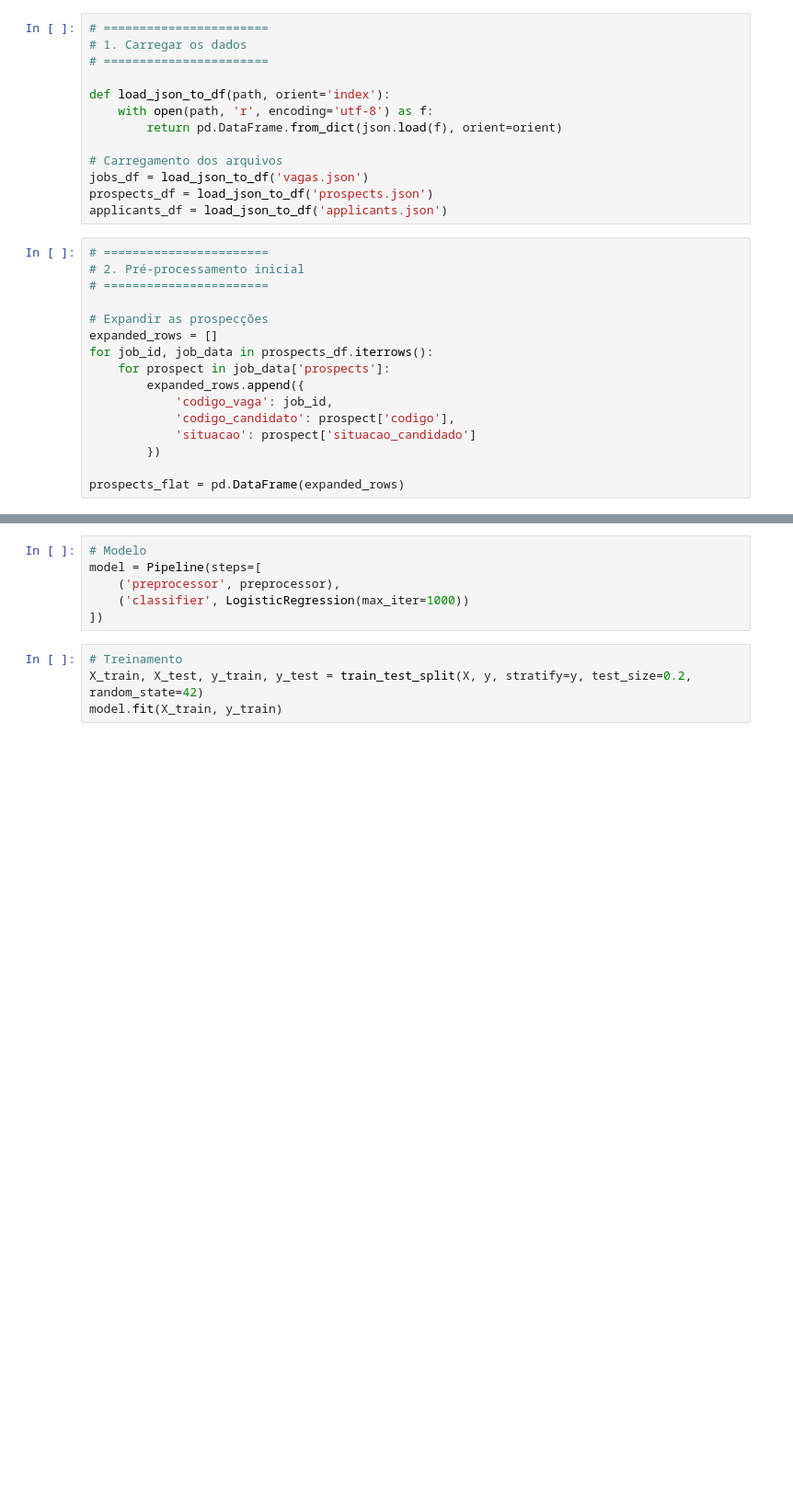
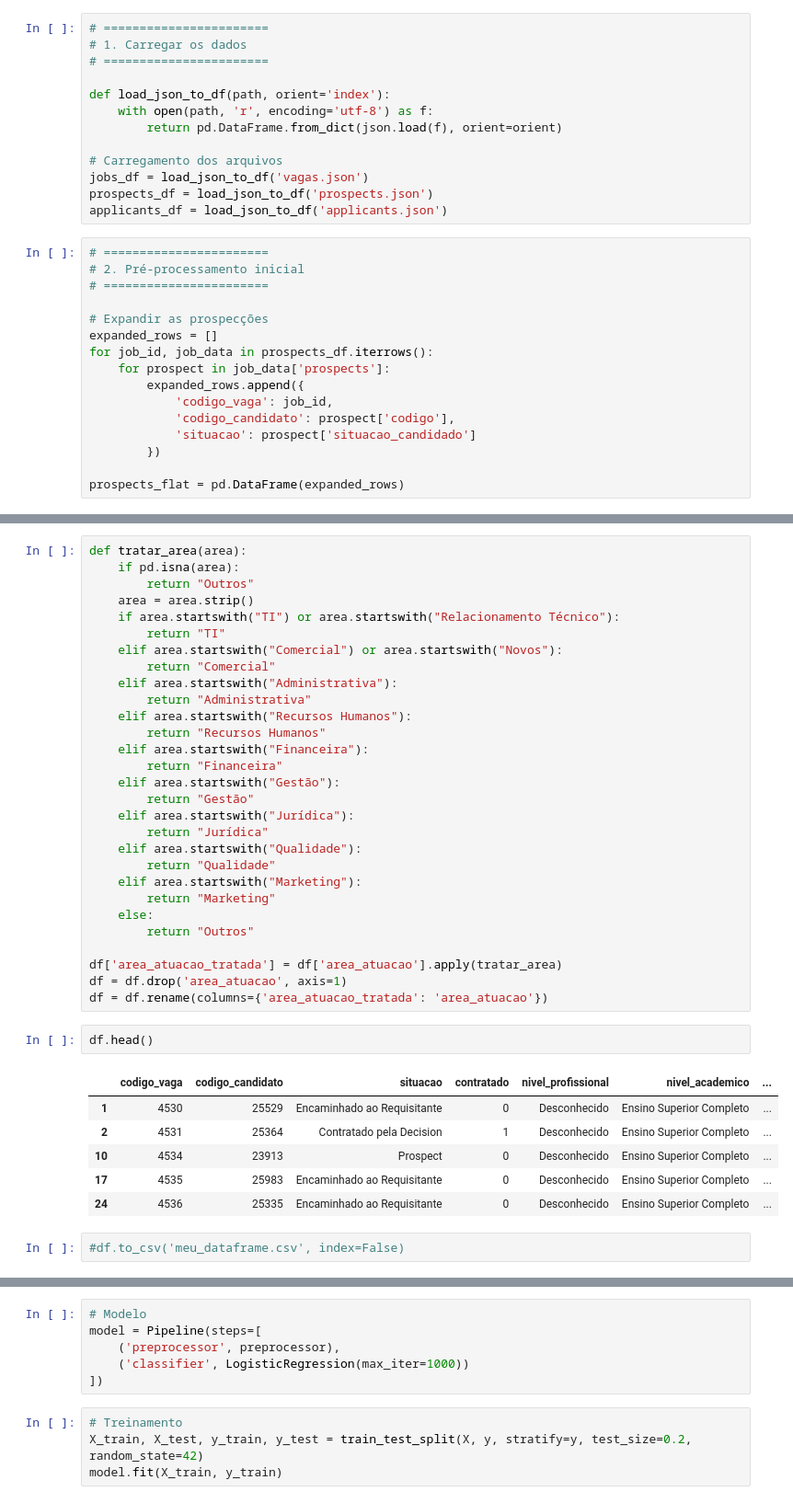
Before and after one commit to biles83/Datathon01, a Jupyter notebook: Datathon.ipynb, the cells around one changed output, grey strips where cells are left out. Shown: that part at 92% size. Cells and saved outputs as stored; diff of their text form; blank space fills up the shorter version.

```diff
--- a/Datathon.ipynb
+++ b/Datathon.ipynb
@@ -60,0 +94,40 @@ df.fillna('Desconhecido', inplace=True)
+# %%
+def tratar_area(area):
+    if pd.isna(area):
+        return "Outros"
+    area = area.strip()
+    if area.startswith("TI") or area.startswith("Relacionamento Técnico"):
+        return "TI"
+    elif area.startswith("Comercial") or area.startswith("Novos"):
+        return "Comercial"
+    elif area.startswith("Administrativa"):
+        return "Administrativa"
+    elif area.startswith("Recursos Humanos"):
+        return "Recursos Humanos"
+    elif area.startswith("Financeira"):
+        return "Financeira"
+    elif area.startswith("Gestão"):
+        return "Gestão"
+    elif area.startswith("Jurídica"):
+        return "Jurídica"
+    elif area.startswith("Qualidade"):
+        return "Qualidade"
+    elif area.startswith("Marketing"):
+        return "Marketing"
+    else:
+        return "Outros"
+
+df['area_atuacao_tratada'] = df['area_atuacao'].apply(tratar_area)
+df = df.drop('area_atuacao', axis=1)
+df = df.rename(columns={'area_atuacao_tratada': 'area_atuacao'})
+# %%
+df.head()
+# %% [output]
+|  | codigo_vaga | codigo_candidato | situacao | contratado | nivel_profissional | nivel_academico | ... |
+| 1 | 4530 | 25529 | Encaminhado ao Requisitante | 0 | Desconhecido | Ensino Superior Completo | ... |
+| 2 | 4531 | 25364 | Contratado pela Decision | 1 | Desconhecido | Ensino Superior Completo | ... |
+| 10 | 4534 | 23913 | Prospect | 0 | Desconhecido | Ensino Superior Completo | ... |
+| 17 | 4535 | 25983 | Encaminhado ao Requisitante | 0 | Desconhecido | Ensino Superior Completo | ... |
+| 24 | 4536 | 25335 | Encaminhado ao Requisitante | 0 | Desconhecido | Ensino Superior Completo | ... |
+# %%
+#df.to_csv('meu_dataframe.csv', index=False)
```
Also changed, not shown: parts of 12 cells of this notebook, 8 other files.
